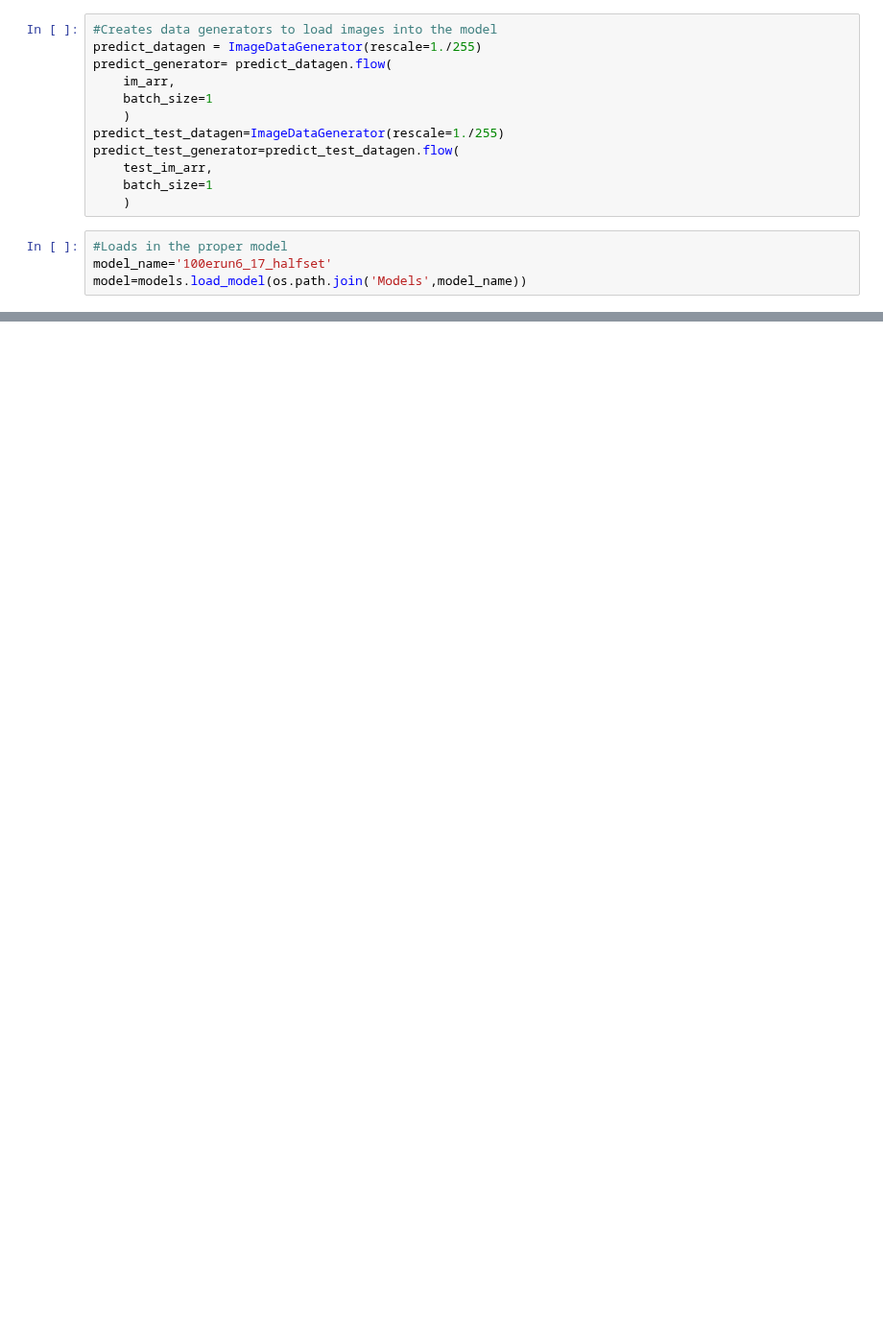
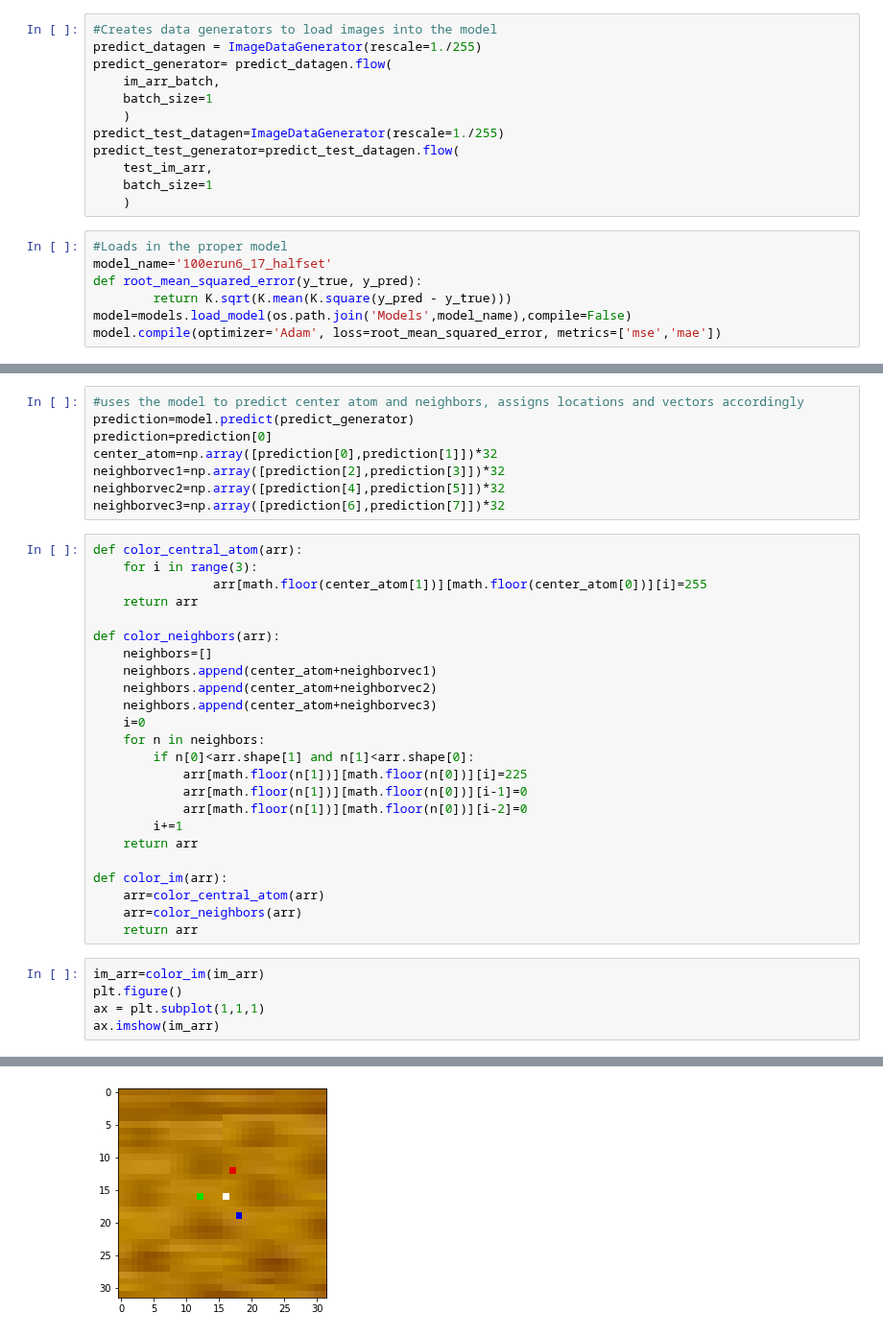
Before and after one commit to DanielMGlazer/HexogonalMLProject, a Jupyter notebook: Image predictions.ipynb, the cells around one changed output, grey strips where cells are left out. Shown at 96% size. Saved outputs shown, nothing was run; the diff lists cells and outputs as text; blank space fills up the shorter version.

```diff
--- a/Image predictions.ipynb
+++ b/Image predictions.ipynb
@@ -25,7 +42,7 @@ test_im_arr=np.array([test_im_arr])
 #Creates data generators to load images into the model
 predict_datagen = ImageDataGenerator(rescale=1./255)
 predict_generator= predict_datagen.flow(
-    im_arr,
+    im_arr_batch,
     batch_size=1
     )
 predict_test_datagen=ImageDataGenerator(rescale=1./255)
@@ -36,4 +53,7 @@ predict_test_generator=predict_test_datagen.flow(
 # %%
 #Loads in the proper model
 model_name='100erun6_17_halfset'
-model=models.load_model(os.path.join('Models',model_name))
+def root_mean_squared_error(y_true, y_pred):
+        return K.sqrt(K.mean(K.square(y_pred - y_true)))
+model=models.load_model(os.path.join('Models',model_name),compile=False)
+model.compile(optimizer='Adam', loss=root_mean_squared_error, metrics=['mse','mae'])
@@ -43,0 +60,38 @@ prediction=model.predict(predict_generator,batch_size=1)
+# %%
+#uses the model to predict center atom and neighbors, assigns locations and vectors accordingly
+prediction=model.predict(predict_generator)
+prediction=prediction[0]
+center_atom=np.array([prediction[0],prediction[1]])*32
+neighborvec1=np.array([prediction[2],prediction[3]])*32
+neighborvec2=np.array([prediction[4],prediction[5]])*32
+neighborvec3=np.array([prediction[6],prediction[7]])*32
+# %%
+def color_central_atom(arr):
+    for i in range(3):
+                arr[math.floor(center_atom[1])][math.floor(center_atom[0])][i]=255
+    return arr
+
+def color_neighbors(arr):
+    neighbors=[]
+    neighbors.append(center_atom+neighborvec1)
+    neighbors.append(center_atom+neighborvec2)
+    neighbors.append(center_atom+neighborvec3)
+    i=0
+    for n in neighbors:
+        if n[0]<arr.shape[1] and n[1]<arr.shape[0]:
+            arr[math.floor(n[1])][math.floor(n[0])][i]=225
+            arr[math.floor(n[1])][math.floor(n[0])][i-1]=0
+            arr[math.floor(n[1])][math.floor(n[0])][i-2]=0
+        i+=1
+    return arr
+
+def color_im(arr):
+    arr=color_central_atom(arr)
+    arr=color_neighbors(arr)
+    return arr
+# %%
+im_arr=color_im(im_arr)
+plt.figure()
+ax = plt.subplot(1,1,1)
+ax.imshow(im_arr)
+# %% [output]
@@ -43,0 +99 @@ prediction=model.predict(predict_generator,batch_size=1)
+[figure, added]
```
Also changed, not shown: parts of 7 cells of this notebook, 8 other files.
